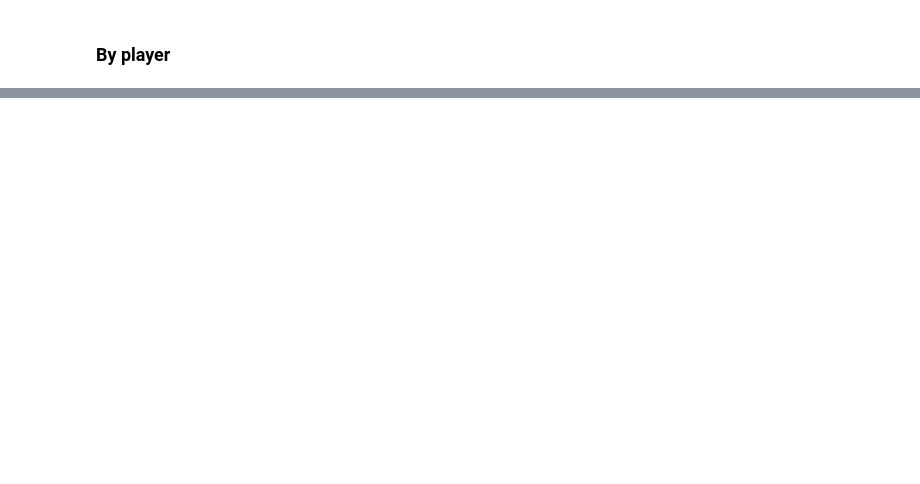
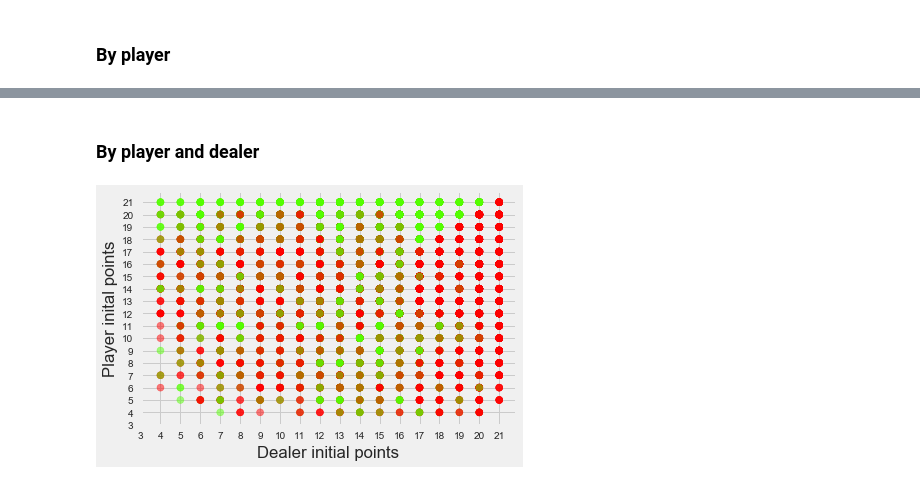
Before and after one commit to jocelyn-ong/data-science-projects, a Jupyter notebook: others/blackjack/data-analysis.ipynb, the cells around one changed output, grey strips where cells are left out. Cells and saved outputs as stored; diff of their text form; code cells hidden in the pictures; blank space fills up the shorter version.

```diff
--- a/others/blackjack/data-analysis.ipynb
+++ b/others/blackjack/data-analysis.ipynb
@@ -283,0 +326,11 @@ KeyError: 'player_initial'
+# %% [markdown]
+### By player and dealer
+# %%
+plt.scatter(x="dealer_initial", y="player_initial", c="player_wins", data=df, cmap="prism", alpha=0.5);
+plt.xlabel("Dealer initial points");
+plt.ylabel("Player inital points");
+plt.xticks(np.arange(3,22));
+plt.yticks(np.arange(3,22));
+# plt.legend(["player_wins", "player_does_not_win"]);
+# %% [output]
+[figure, added]
```
Also changed, not shown: parts of 15 cells of this notebook, 2 other files.
